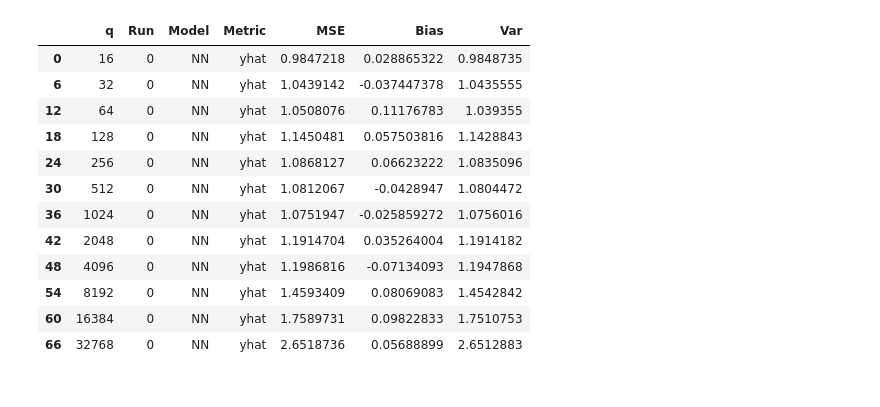
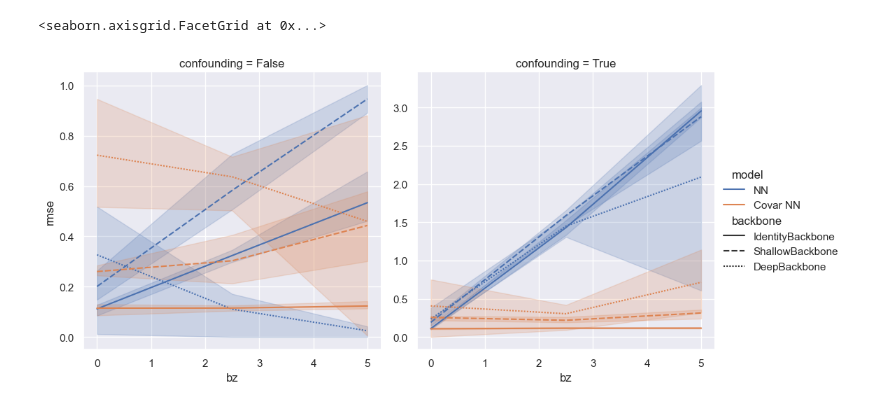
Before and after one commit to mpff/cocodeel, a Jupyter notebook: notebooks/paper/Fig1 Concurvity/1 Simulation.ipynb, the cells around one changed output. Drawn from its saved outputs; the diff is of its cells as text; code cells hidden in the pictures.

Commit message:
Add Notebook for Figure 1

```diff
--- a/notebooks/paper/Fig1 Concurvity/1 Simulation.ipynb
+++ b/notebooks/paper/Fig1 Concurvity/1 Simulation.ipynb
@@ -123,22 +139,3 @@ def mse_decomposition(rhat):
 # %%
-# Simulate data
-N, q, p = 30000, 1024, 8
-X, Z, y, fx, fz = simulate_data(N=N, q=q, p=p, confounding=False)
-train_loader, val_loader, test_loader = create_dataloaders(X, Z, y, batch_size=256)
-
-# Model Parameters
-params = {
-    "backbone": IdentityBackbone,
-    "output_func": torch.nn.Identity,
-    "loss_func": torch.nn.MSELoss,
-    "optimizer": torch.optim.AdamW,
-    "num_covars": p+1,
-    "num_features": q,
-    "backbone_params": {"in_features": q, "out_features": q},
-    "optimizer_params": {"lr": 0.1, "weight_decay": 0.0001},
-    "scheduler": torch.optim.lr_scheduler.StepLR,
-    "scheduler_params": {"step_size": 16, "gamma": 0.5}
-}
-
 models = estimate_models(train_loader, val_loader, params)
 # %% [output]
@@ -162,13 +159,9 @@ LOCAL_RANK: 0 - CUDA_VISIBLE_DEVICES: [0,1]
 # %%
 print("Baseline NN")
-r = get_residuals(models["NN"], test_loader)
-print(mse_decomposition(r['yhat']))
-print(mse_decomposition(r['fxhat']))
-print(mse_decomposition(r['fzhat']))
+yhat, fxhat, fzhat = get_predictions(models["NN"], test_loader)
+print(mse_decomposition(fxhat)['rmse'])
 print("Covariate NN")
-r = get_residuals(models["Covar NN"], test_loader)
-print(mse_decomposition(r['yhat']))
-print(mse_decomposition(r['fxhat']))
-print(mse_decomposition(r['fzhat']))
+yhat, fxhat, fzhat = get_predictions(models["Covar NN"], test_loader)
+print(mse_decomposition(fxhat)['rmse'])
 # %% [output]
 Baseline NN
@@ -207,16 +215,16 @@ if nsim > 5:
-# %%
-results.loc[results.Model == "NN"][results.Metric == ("yhat")]
-# %% [output]
-|  | q | Run | Model | Metric | MSE | Bias | Var |
-| 0 | 16 | 0 | NN | yhat | 0.9847218 | 0.028865322 | 0.9848735 |
-| 6 | 32 | 0 | NN | yhat | 1.0439142 | -0.037447378 | 1.0435555 |
-| 12 | 64 | 0 | NN | yhat | 1.0508076 | 0.11176783 | 1.039355 |
-| 18 | 128 | 0 | NN | yhat | 1.1450481 | 0.057503816 | 1.1428843 |
-| 24 | 256 | 0 | NN | yhat | 1.0868127 | 0.06623222 | 1.0835096 |
-| 30 | 512 | 0 | NN | yhat | 1.0812067 | -0.0428947 | 1.0804472 |
-| 36 | 1024 | 0 | NN | yhat | 1.0751947 | -0.025859272 | 1.0756016 |
-| 42 | 2048 | 0 | NN | yhat | 1.1914704 | 0.035264004 | 1.1914182 |
-| 48 | 4096 | 0 | NN | yhat | 1.1986816 | -0.07134093 | 1.1947868 |
-| 54 | 8192 | 0 | NN | yhat | 1.4593409 | 0.08069083 | 1.4542842 |
-| 60 | 16384 | 0 | NN | yhat | 1.7589731 | 0.09822833 | 1.7510753 |
-| 66 | 32768 | 0 | NN | yhat | 2.6518736 | 0.05688899 | 2.6512883 |
+# %%
+sns.set_theme()
+
+df = results_df.copy()
+df['backbone'] = df['backbone'].astype(str)
+df['model'] = df['model'].astype(str)
+df['bz'] = df['bz'].astype(float)
+df['rmse'] = df['rmse'].astype(float)
+
+sns.relplot(data=df, kind="line",
+             x="bz", y="rmse", col="confounding",
+            hue="model", style="backbone",
+            facet_kws={"sharey": False})
+# %% [output]
+<seaborn.axisgrid.FacetGrid at 0x...>
+[figure, added]
```
Also changed, not shown: parts of 11 cells of this notebook, 3 other files.
